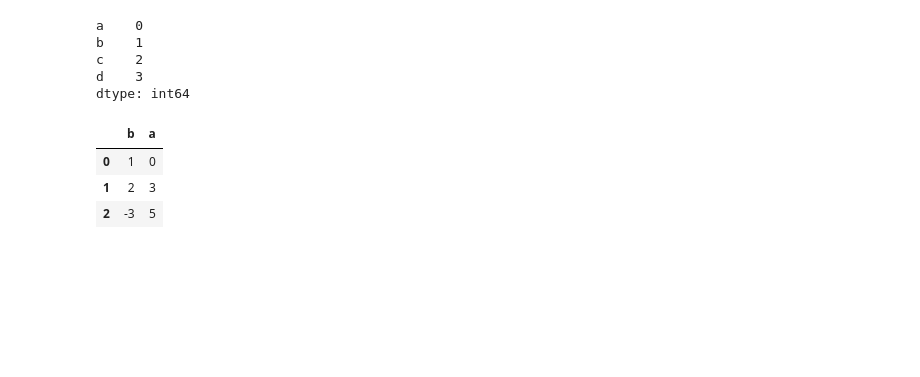
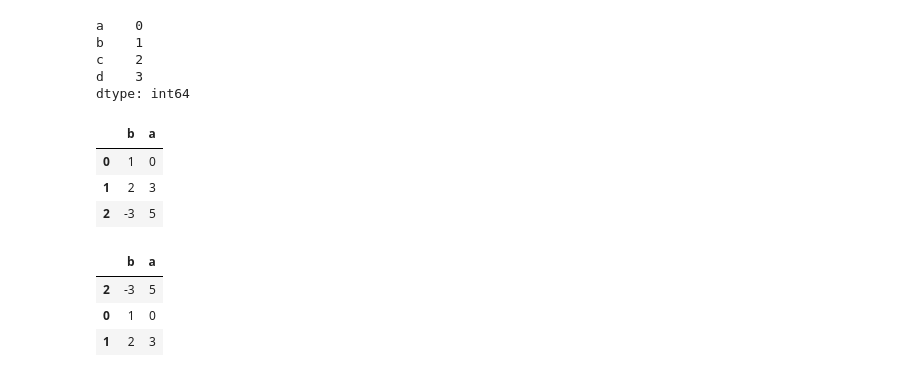
Before and after one commit to Iswaqasahmed/Pandas, a Jupyter notebook: pandas.ipynb, the cells around one changed output. Saved outputs shown, nothing was run; the diff lists cells and outputs as text; code cells hidden in the pictures; blank space fills up the shorter version.

```diff
--- a/pandas.ipynb
+++ b/pandas.ipynb
@@ -1070,4 +1070,9 @@ frame
 | 1 | 2 | 3 |
 | 2 | -3 | 5 |
 # %%
-frame.sort_values()
+frame.sort_values(by='b')
+# %% [output]
+|  | b | a |
+| 2 | -3 | 5 |
+| 0 | 1 | 0 |
+| 1 | 2 | 3 |
```
